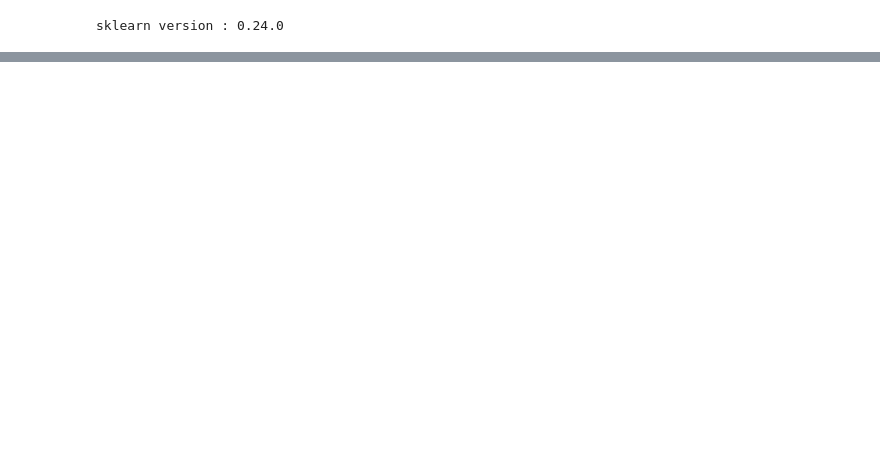
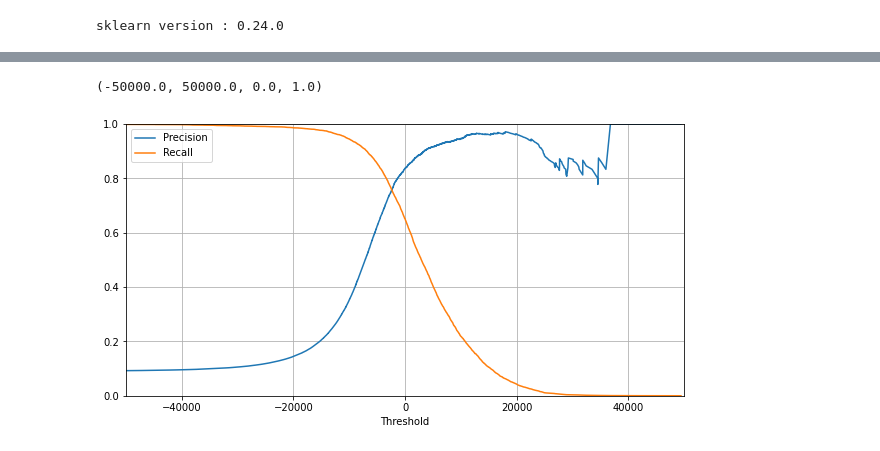
Before and after one commit to naonaorange/sklearn_tutorials, a Jupyter notebook: binary_classification.ipynb, the cells around one changed output, grey strips where cells are left out. Cells and saved outputs as stored; diff of their text form; code cells hidden in the pictures; blank space fills up the shorter version.

```diff
--- a/binary_classification.ipynb
+++ b/binary_classification.ipynb
@@ -34,0 +57,5 @@ for i in range(10):
+# %%
+from sklearn.linear_model import SGDClassifier
+
+sgd_clf = SGDClassifier(max_iter=1000, tol=1e-3, random_state=42)
+sgd_clf.fit(X_train, y_train_5)
@@ -34,0 +158,16 @@ for i in range(10):
+# %%
+from sklearn.metrics import precision_recall_curve
+
+y_scores = cross_val_predict(sgd_clf, X_train, y_train_5, cv=3, method="decision_function")
+precisions, recalls, thresholds = precision_recall_curve(y_train_5, y_scores)
+
+plt.figure(figsize=(10, 5))
+plt.plot(thresholds, precisions[:-1], label="Precision")
+plt.plot(thresholds, recalls[:-1], label="Recall")
+plt.legend()
+plt.xlabel("Threshold")
+plt.grid(True)
+plt.axis([-50000, 50000, 0, 1])
+# %% [output]
+(-50000.0, 50000.0, 0.0, 1.0)
+[figure, added]
```
Also changed, not shown: parts of 29 cells of this notebook.
